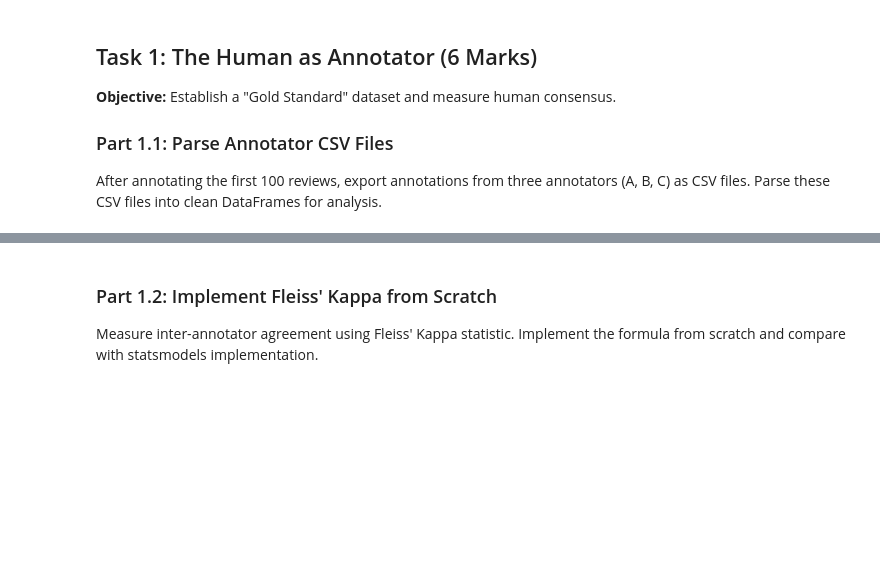
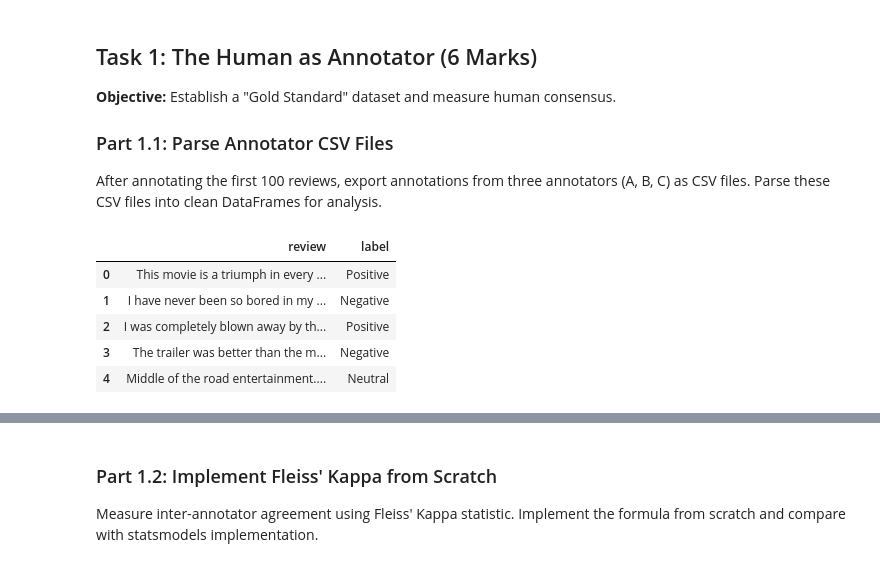
Before and after one commit to Diver202/STTAI-Assignment, a Jupyter notebook: assignment2_stt.ipynb, the cells around one changed output, grey strips where cells are left out. Cells and saved outputs as stored; diff of their text form; code cells hidden in the pictures; blank space fills up the shorter version.

```diff
--- a/assignment2_stt.ipynb
+++ b/assignment2_stt.ipynb
@@ -75,5 +75,20 @@ def parse_annotator_csv(csv_path):
     pass
 # %%
 # TODO: Parse CSV files (replace with actual file paths)
+fileA = "annotator_a.csv"
+fileB = "annotator_b.csv"
+fileC = "annotator_c.csv"
+# Display sample data
 
-# Display sample data
+dfA = parse_annotator_csv(fileA)
+dfB = parse_annotator_csv(fileB)
+dfC = parse_annotator_csv(fileC)
+
+dfA.head()
+# %% [output]
+|  | review | label |
+| 0 | This movie is a triumph in every ... | Positive |
+| 1 | I have never been so bored in my ... | Negative |
+| 2 | I was completely blown away by th... | Positive |
+| 3 | The trailer was better than the m... | Negative |
+| 4 | Middle of the road entertainment.... | Neutral |
```
Also changed, not shown: parts of 11 cells of this notebook, 1 other file.
